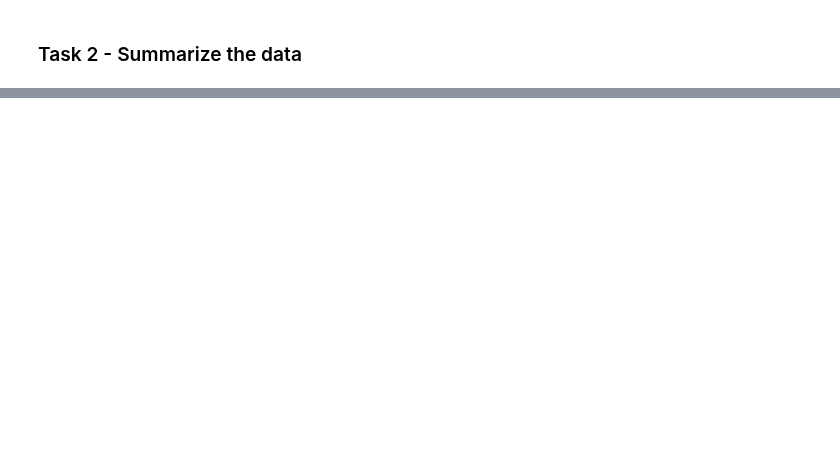
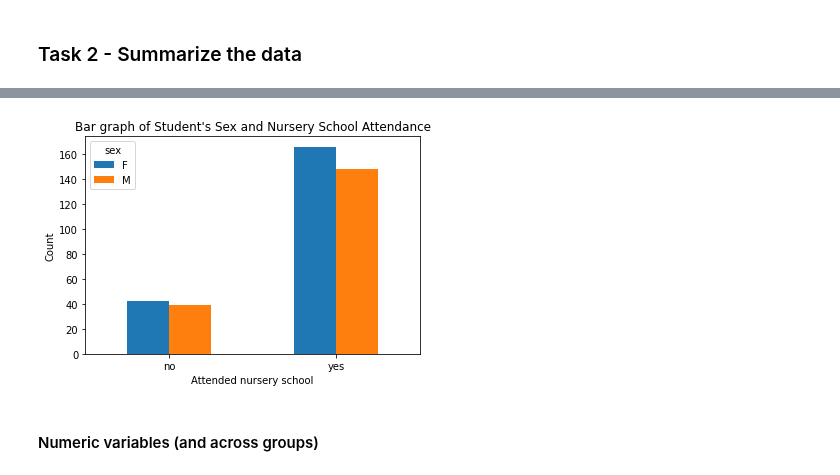
Before and after one commit to scimaksim/Python_graduate_coursework, a Jupyter notebook: HW4/Nikiforov_Assignment_4.ipynb, the cells around one changed output, grey strips where cells are left out. Cells and saved outputs as stored; diff of their text form; code cells hidden in the pictures; blank space fills up the shorter version.

```diff
--- a/HW4/Nikiforov_Assignment_4.ipynb
+++ b/HW4/Nikiforov_Assignment_4.ipynb
@@ -69,0 +175,15 @@ memory usage: 71.4+ KB
+# %%
+# Create a side-by-side bar graph.
+# Give relevant x and y labels, and a title for the plots.
+table = pd.crosstab(math_data.nursery, math_data.sex)
+table.plot.bar()
+plt.xticks(rotation = 0)
+plt.xlabel("Attended nursery school")
+plt.ylabel("Count")
+plt.title("Bar graph of Student's Sex and Nursery School Attendance")
+plt.show()
+plt.close()
+# %% [output]
+[figure, added]
+# %% [markdown]
+#### Numeric variables (and across groups)
```
Also changed, not shown: parts of 14 cells of this notebook.
